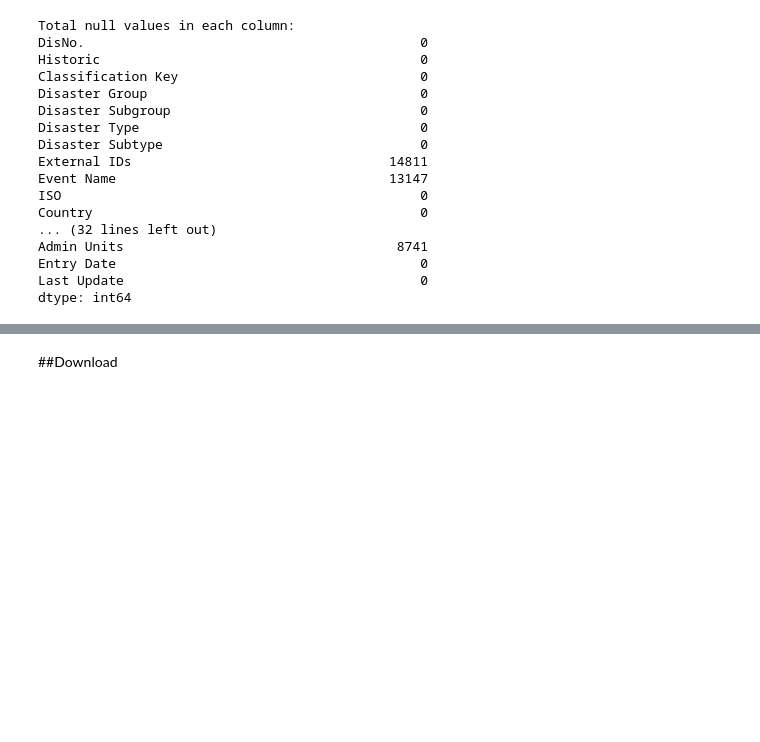
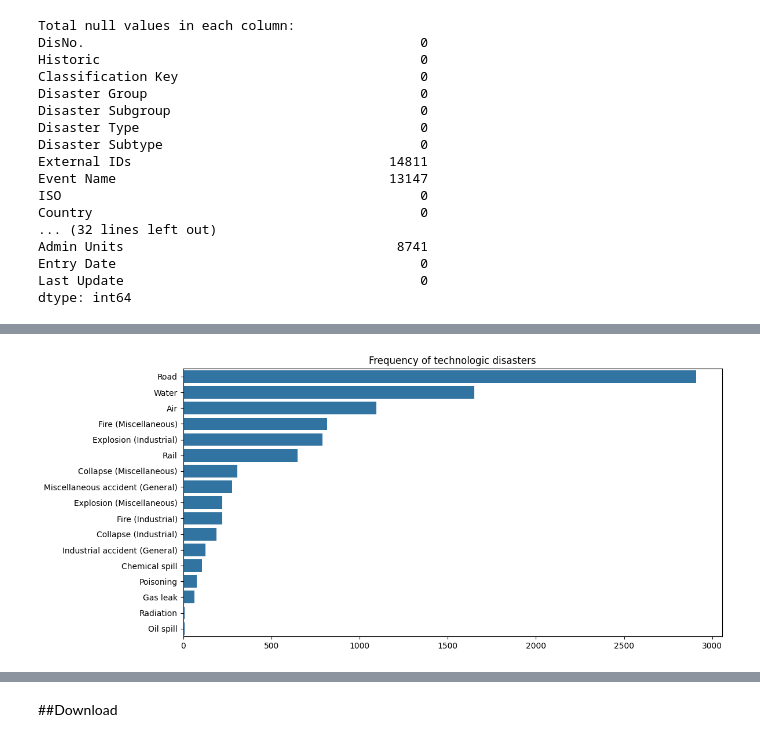
Before and after one commit to bsap16/world_s_disasters_analysis, a Jupyter notebook: Disasters.ipynb, the cells around one changed output, grey strips where cells are left out. Cells and saved outputs as stored; diff of their text form; code cells hidden in the pictures; blank space fills up the shorter version.

```diff
--- a/Disasters.ipynb
+++ b/Disasters.ipynb
@@ -517,0 +565,9 @@ dtype: int64
+# %%
+plt.figure(figsize=(12, 6))
+sns.countplot(y=technologic_disasters['disaster_type_tech'], order=technologic_disasters['disaster_type_tech'].value_counts().index)
+plt.title("Frequency of technologic disasters")
+plt.xlabel('')
+plt.ylabel('')
+plt.show()
+# %% [output]
+[figure, added]
```
Also changed, not shown: parts of 19 cells of this notebook.
